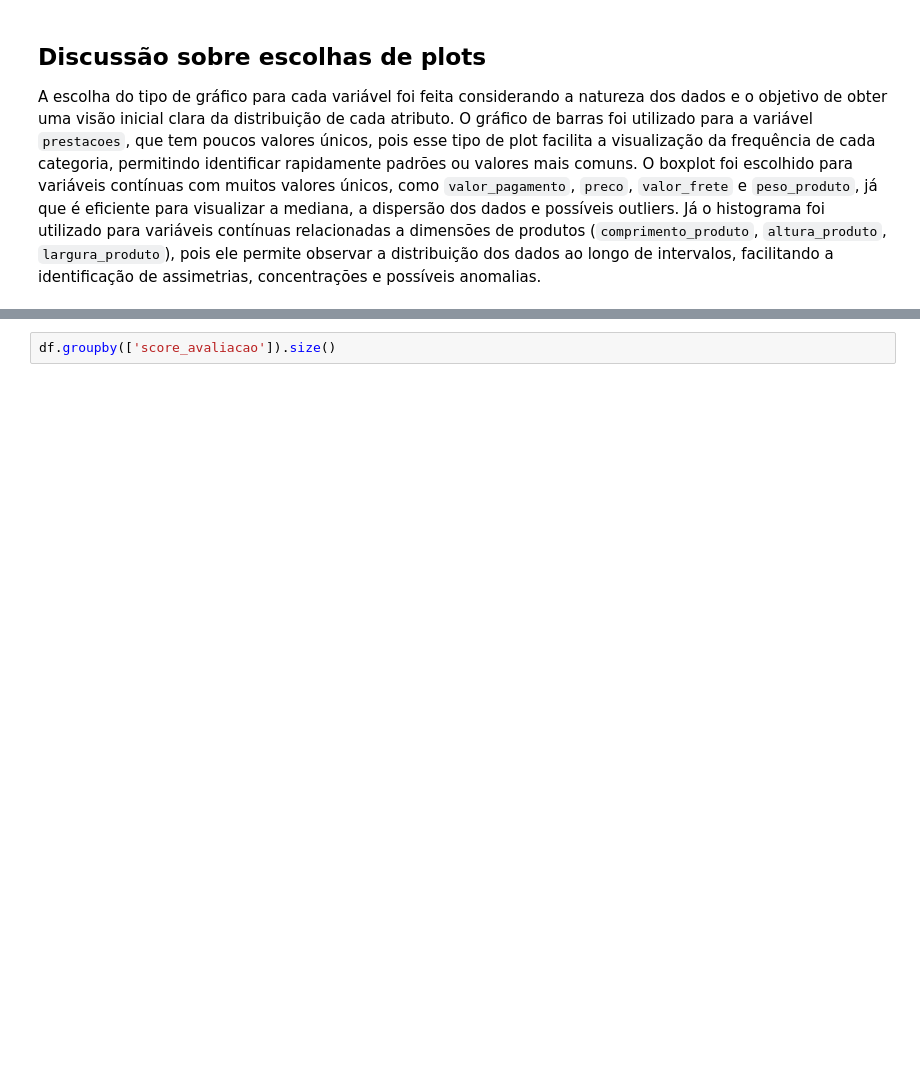
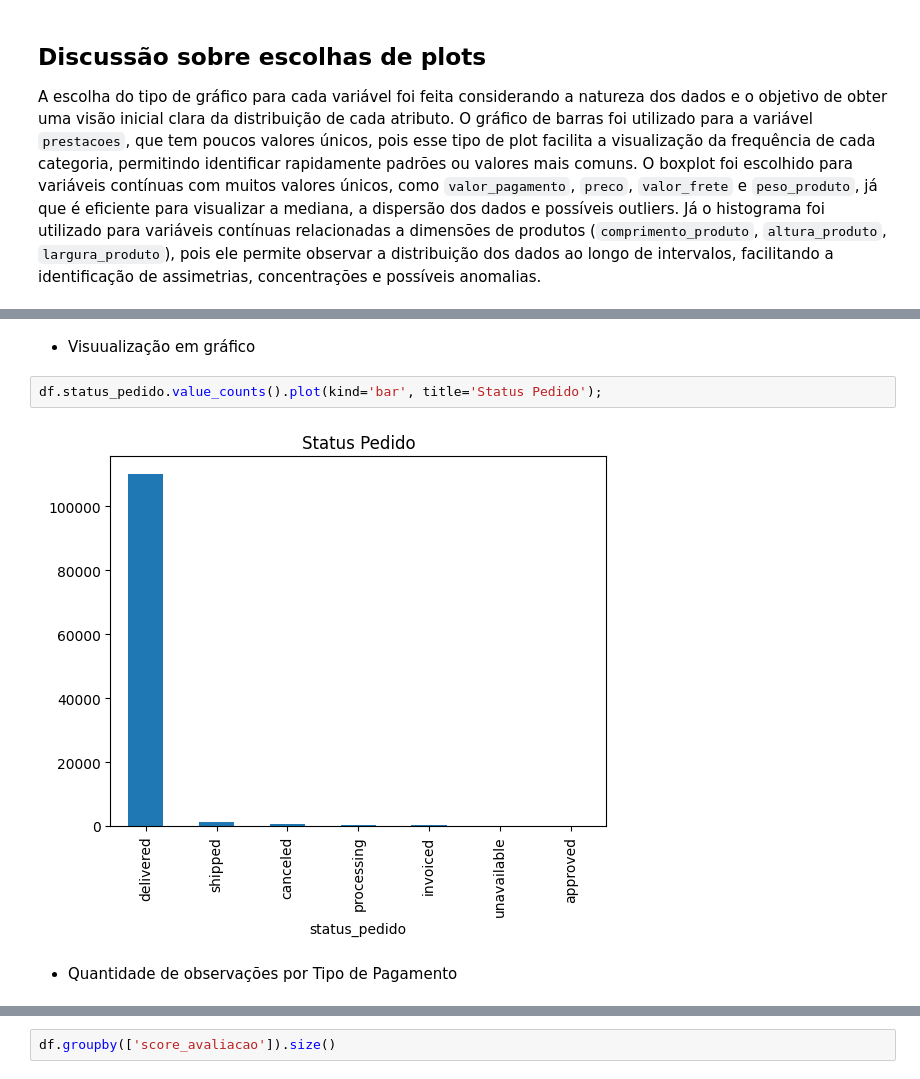
Before and after one commit to ana-ruth-bezerra/data_analysis, a Jupyter notebook: notebooks/01_exploratory_analysis.ipynb, the cells around one changed output, grey strips where cells are left out. Saved outputs shown, nothing was run; the diff lists cells and outputs as text; blank space fills up the shorter version.

```diff
--- a/notebooks/01_exploratory_analysis.ipynb
+++ b/notebooks/01_exploratory_analysis.ipynb
@@ -400,0 +445,8 @@ Name: proportion, dtype: float64
+# %% [markdown]
+- Visuualização em gráfico
+# %%
+df.status_pedido.value_counts().plot(kind='bar', title='Status Pedido');
+# %% [output]
+[figure, added]
+# %% [markdown]
+- Quantidade de observações por Tipo de Pagamento
```
Also changed, not shown: parts of 41 cells of this notebook.
